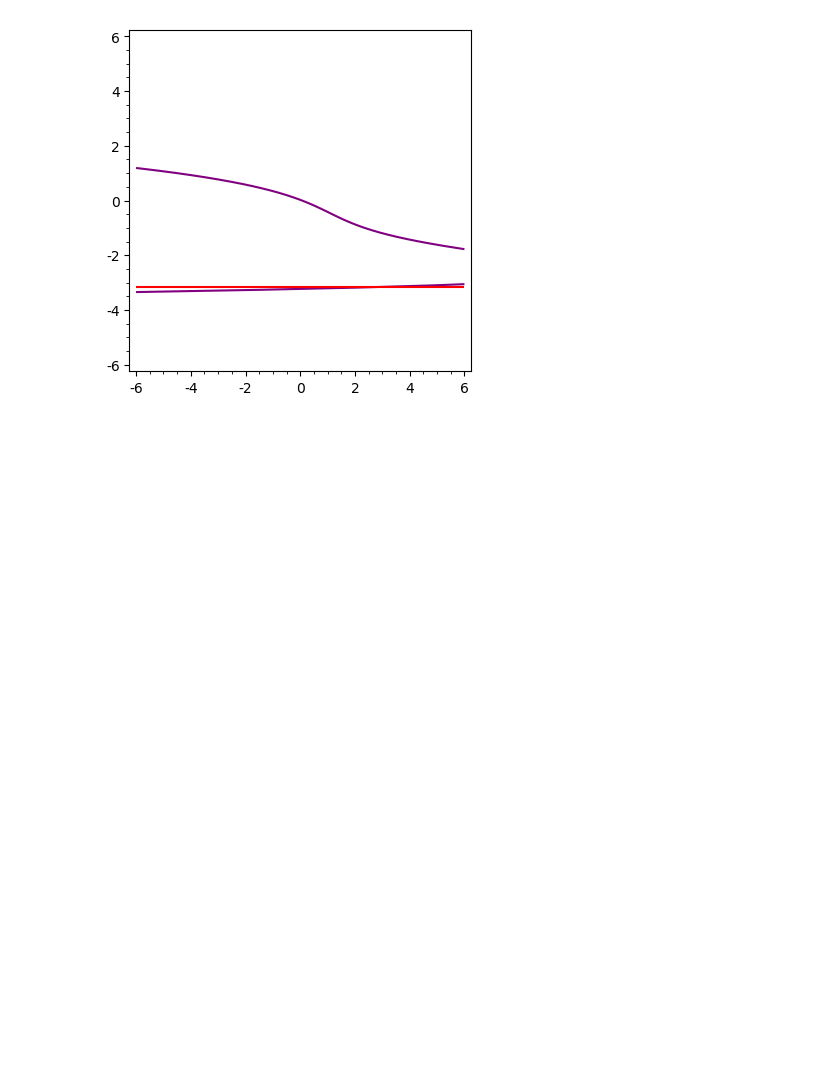
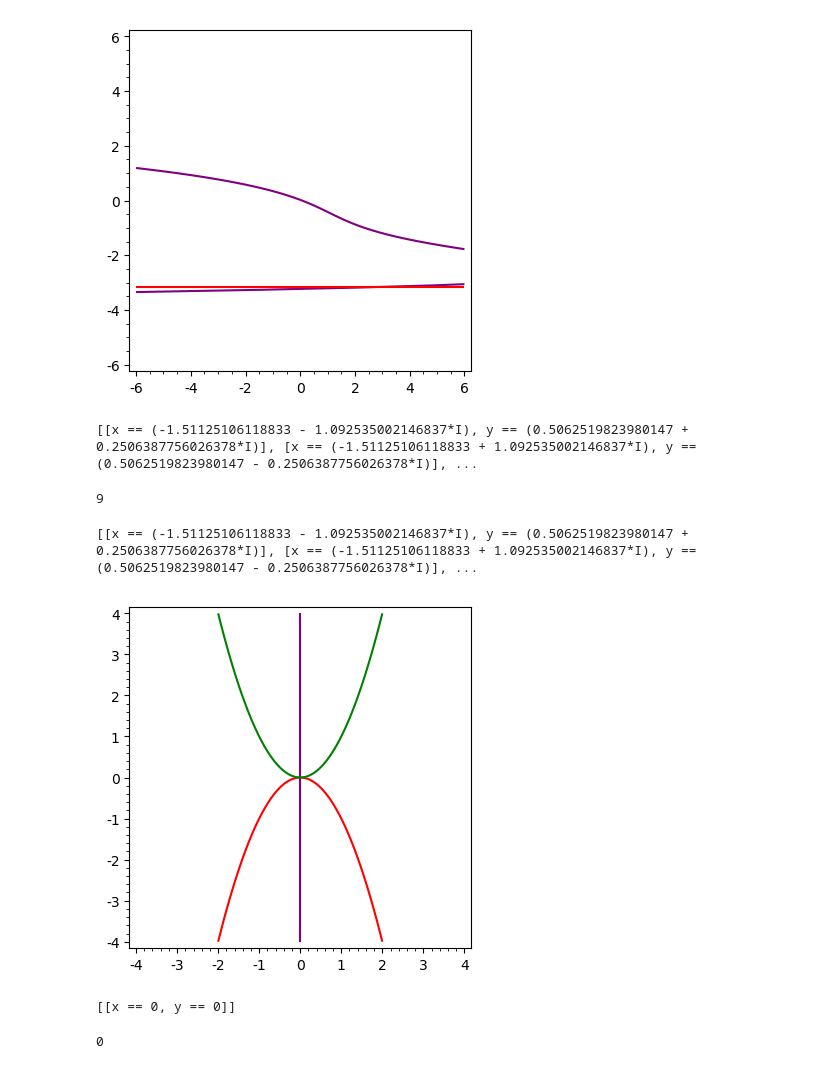
Before and after one commit to santigc6/tfgmate, a Jupyter notebook: Graphics_memoria.ipynb, the cells around one changed output. Cells and saved outputs as stored; diff of their text form; code cells hidden in the pictures; blank space fills up the shorter version.

```diff
--- a/Graphics_memoria.ipynb
+++ b/Graphics_memoria.ipynb
@@ -63,3 +63,44 @@ f2=implicit_plot(B[1], (x,-6, 6), (y,-6,6), color='red')
 f1+f2
 # %% [output]
 [figure]
+# %%
+s=solve([x + 1/1000*y^8 - 3/500*y^7 + 3/500*y^6 + 7/250*y^5 - 9/125*y^4 + 403/500*y^3 + 601/500*y^2 + 649/250*y - 8/125==0,
+       y^9 - 8*y^8 + 18*y^7 + 16*y^6 - 128*y^5 + 950*y^4 - 410*y^3 + 192*y^2 - 256*y + 128==0],
+      x,
+      y)
+s
+# %% [output]
+[[x == (-1.51125106118833 - 1.092535002146837*I), y == (0.5062519823980147 + 0.2506387756026378*I)], [x == (-1.51125106118833 + 1.092535002146837*I), y == (0.5062519823980147 - 0.2506387756026378*I)], ...
+# %%
+len(s)
+# %% [output]
+9
+# %%
+solve([y^5 - 6*y^3 + 8 + x^4 + x^3==0, x*y - 2*x -5*y==0],x,y)
+# %% [output]
+[[x == (-1.51125106118833 - 1.092535002146837*I), y == (0.5062519823980147 + 0.2506387756026378*I)], [x == (-1.51125106118833 + 1.092535002146837*I), y == (0.5062519823980147 - 0.2506387756026378*I)], ...
+# %%
+x,y = var('x,y')
+f=x
+g=y+x^2
+h=y-x^2
+
+f1=implicit_plot(f, (x,-4, 4), (y,-4,4), color='purple')
+f2=implicit_plot(g, (x,-4, 4), (y,-4,4), color='red')
+f3=implicit_plot(h, (x,-4, 4), (y,-4,4), color='green')
+f1+f2+f3
+# %% [output]
+[figure, added]
+# %%
+solve([f==0,g==0,h==0],x,y)
+# %% [output]
+[[x == 0, y == 0]]
+# %%
+P.<x,y> = PolynomialRing(QQ, 2, order='lex')
+f=x^2+y^2-4
+g=x+y
+h=y-x^2
+I=ideal(f,g,h)
+I.vector_space_dimension()
+# %% [output]
+0
```
Also changed, not shown: 1 other file.
